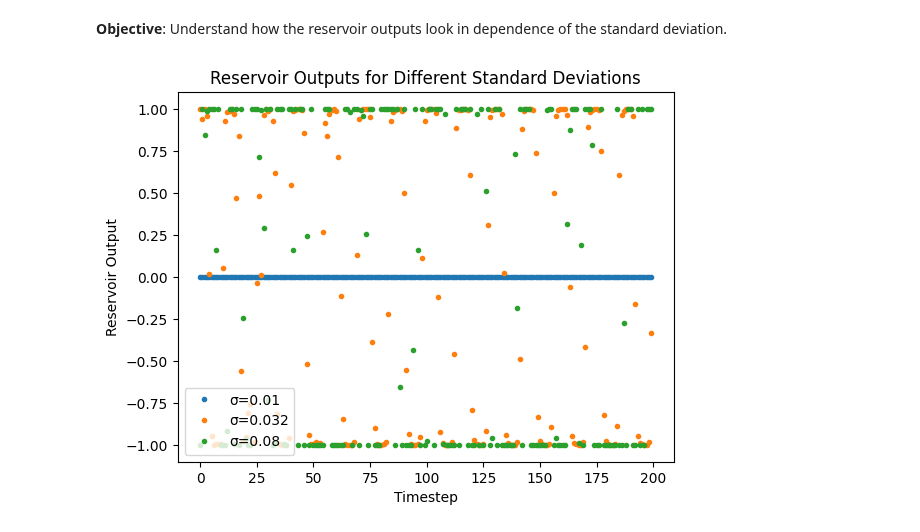
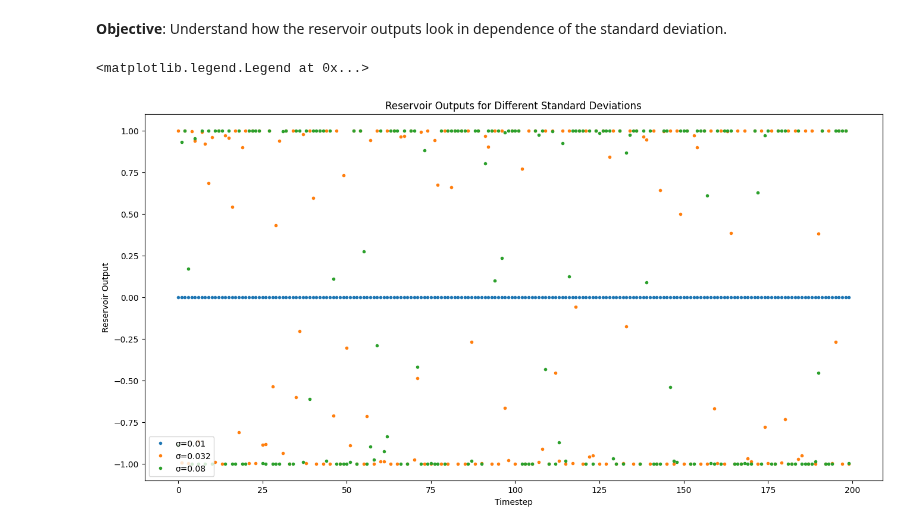
Before and after one commit to winlew/levy-agent-simulation, a Jupyter notebook: studies/reservoir_outputs.ipynb, the cells around one changed output. Saved outputs shown, nothing was run; the diff lists cells and outputs as text; code cells hidden in the pictures.

Commit message:
increase figure width

```diff
--- a/studies/reservoir_outputs.ipynb
+++ b/studies/reservoir_outputs.ipynb
@@ -3,32 +3,34 @@
 # %%
 import os
 os.chdir(os.path.join(os.getcwd(), "../code"))
 from tqdm import tqdm
 from agent import Reservoir
 import matplotlib.pyplot as plt
 
 TIME_STEPS = 200
 NUM_NEURONS = 1000
 BURN_IN_TIME = 100
 
 standard_deviations = [0.01, 0.032, 0.08]
 
 data = []
 
 for std in tqdm(standard_deviations):
     outputs = []
     reservoir = Reservoir(TIME_STEPS, num_neurons=NUM_NEURONS, burn_in_time=BURN_IN_TIME, mean=0, standard_deviation=std)
     for timestep in range(TIME_STEPS):
         outputs.append(reservoir.get_output(timestep))
     data.append(outputs)
 
+plt.figure(figsize=(16,8))
+
 for i in range(len(standard_deviations)):
     plt.plot(data[i], '.', label=f'σ={standard_deviations[i]}')
 
 plt.xlabel('Timestep')
 plt.ylabel('Reservoir Output')
 plt.title('Reservoir Outputs for Different Standard Deviations')
 plt.legend()
-plt.show()
 # %% [output]
+<matplotlib.legend.Legend at 0x...>
-[figure, old version]
+[figure, new version]
```
